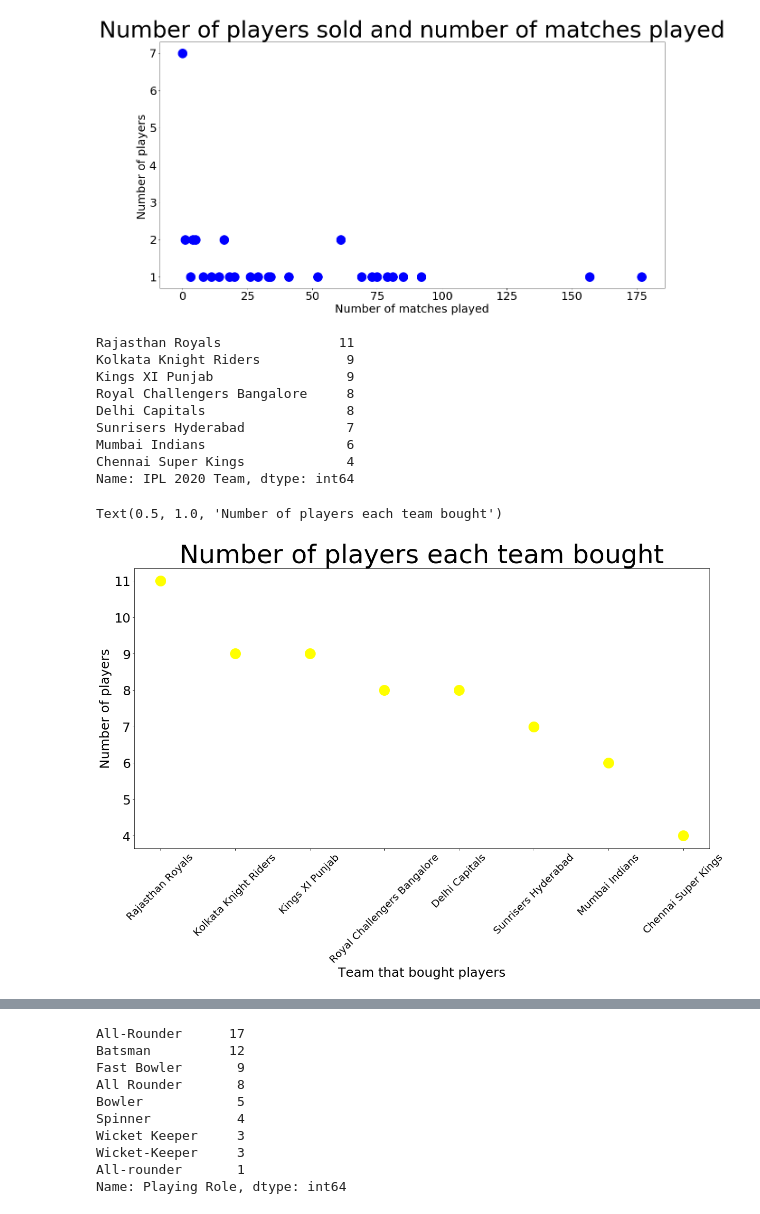
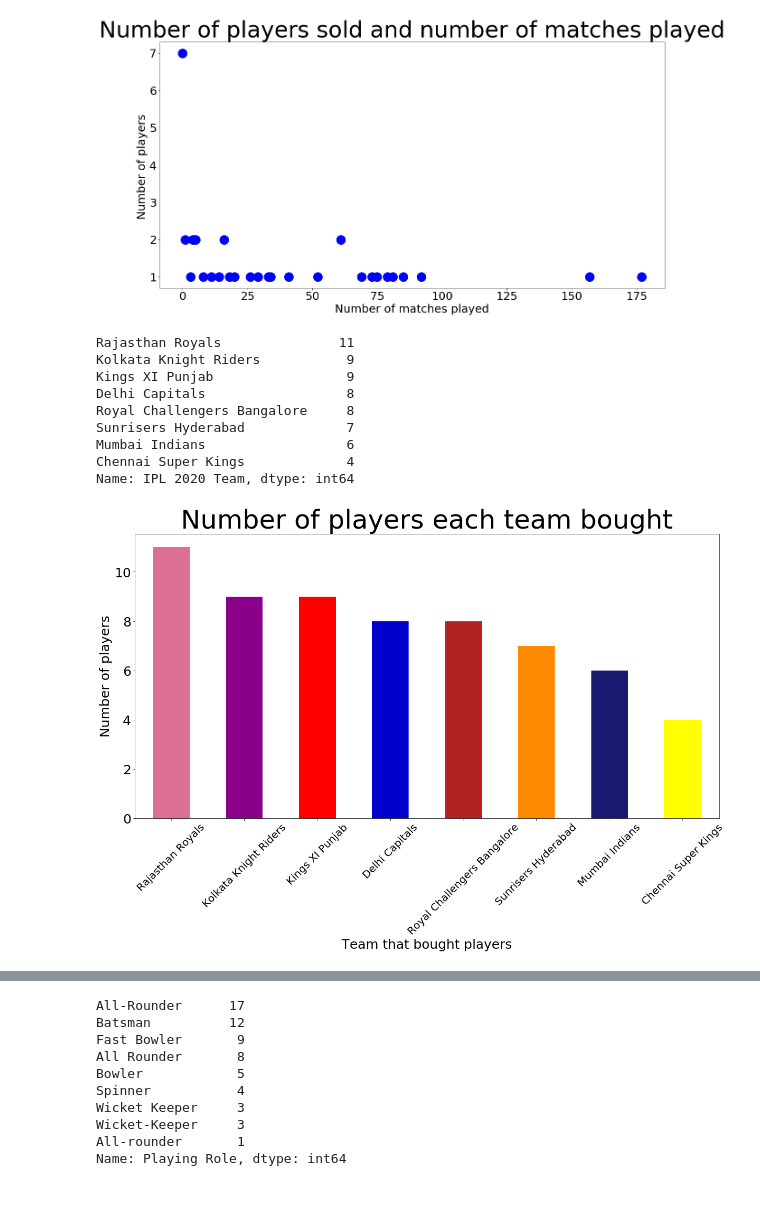
Before and after one commit to Thesavagecoder7784/Statistical-Data-Analysis-With-Pandas, a Jupyter notebook: Analysis of IPL Auction 2020.ipynb, the cells around one changed output, grey strips where cells are left out. Cells and saved outputs as stored; diff of their text form; code cells hidden in the pictures.

```diff
--- a/Analysis of IPL Auction 2020.ipynb
+++ b/Analysis of IPL Auction 2020.ipynb
@@ -85,27 +85,26 @@ Text(0.5, 1.0, 'Number of players sold and number of matches played')
 # %%
 #Finding how many number of players each team bought
 d = df['IPL 2020 Team']
 dv = df['IPL 2020 Team'].value_counts()
 print(dv)
-plt.plot(dv,c ='Yellow' , ls='', marker = 'o', ms=20)
-plt.show
+dv.plot(kind = 'bar',color = ['palevioletred','darkmagenta','red','mediumblue','firebrick','darkorange','midnightblue','yellow'])
 plt.xticks(fontsize = 20,rotation = 45)
 plt.yticks(fontsize = 25)
 plt.xlabel("Team that bought players",fontsize = 25)
 plt.ylabel("Number of players",fontsize = 25)
 plt.title("Number of players each team bought",fontsize = 50)
+plt.show()
 # %% [output]
 Rajasthan Royals               11
 Kolkata Knight Riders           9
 Kings XI Punjab                 9
+Delhi Capitals                  8
 Royal Challengers Bangalore     8
-Delhi Capitals                  8
 Sunrisers Hyderabad             7
 Mumbai Indians                  6
 Chennai Super Kings             4
 Name: IPL 2020 Team, dtype: int64
-Text(0.5, 1.0, 'Number of players each team bought')
-[figure, old version]
+[figure, new version]
 # %%
 #Finding how many number of players each team sold
 e = df['IPL 2019 Team'].value_counts()
```
Also changed, not shown: parts of 2 cells of this notebook.
